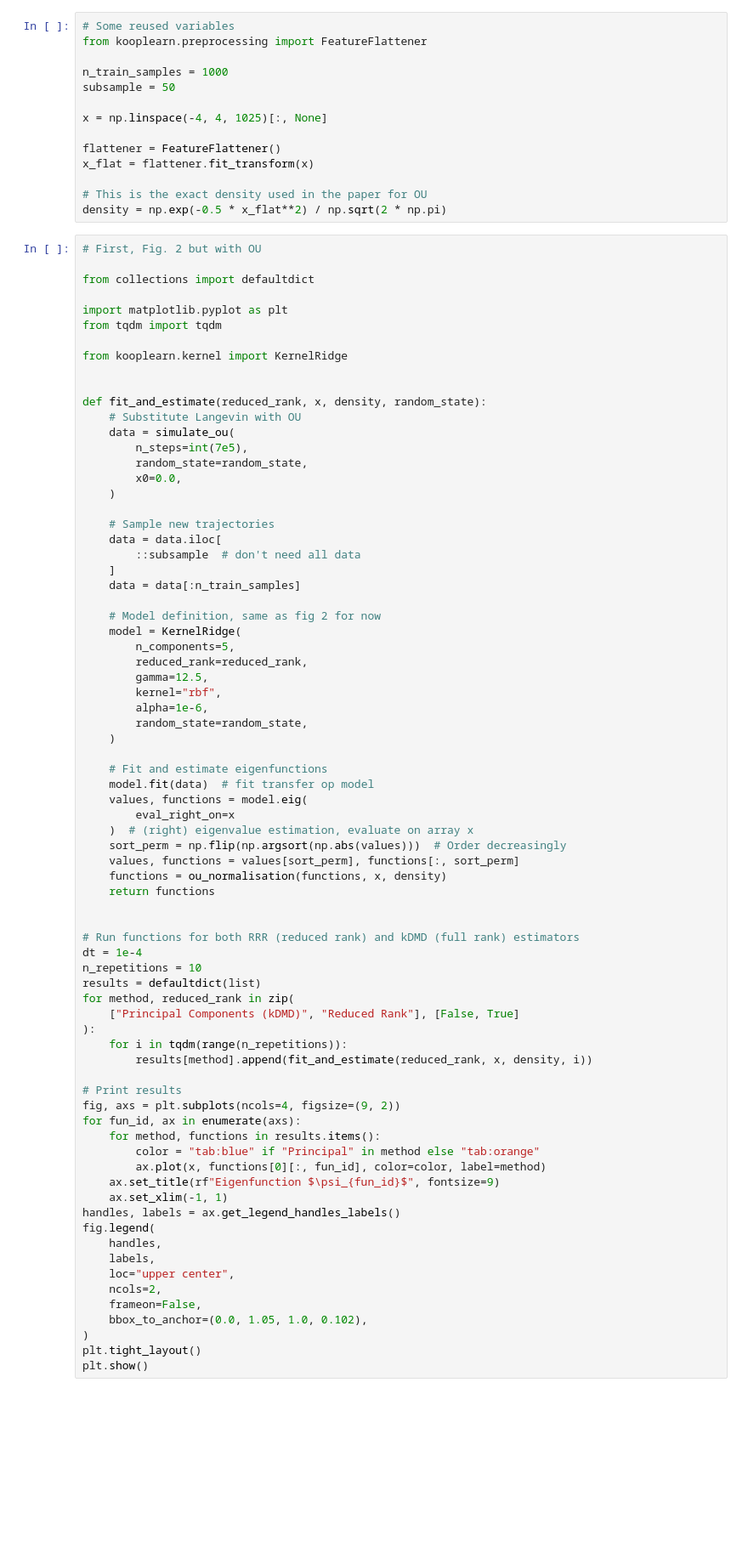
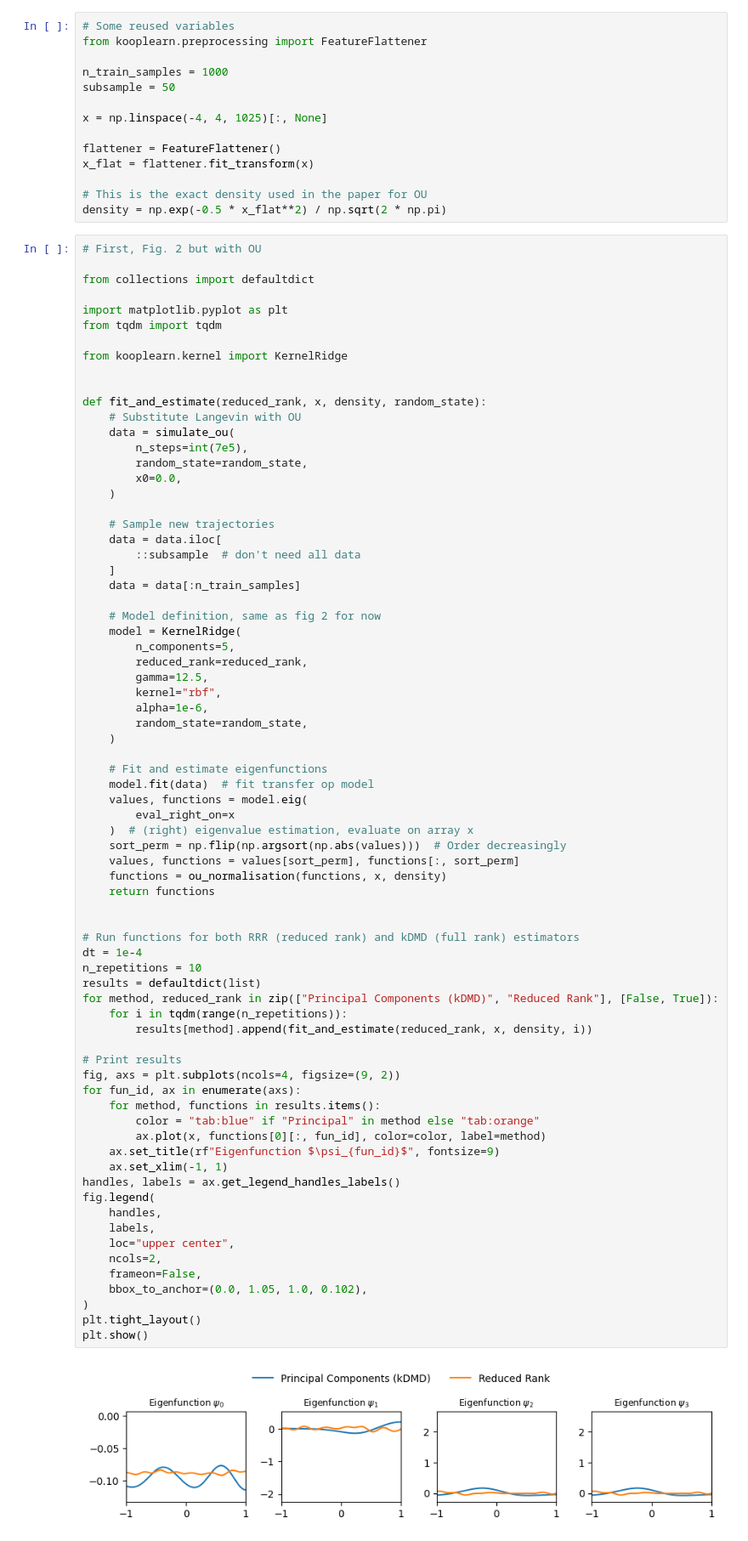
Before and after one commit to stephaniejat/kooplearn, a Jupyter notebook: examples/ou.ipynb, the cells around one changed output. Shown at 85% size. Cells and saved outputs as stored; diff of their text form; blank space fills up the shorter version.

```diff
--- a/examples/ou.ipynb
+++ b/examples/ou.ipynb
@@ -86,36 +92,36 @@ def fit_and_estimate(reduced_rank, x, density, random_state):
     functions = ou_normalisation(functions, x, density)
     return functions
 
 
 # Run functions for both RRR (reduced rank) and kDMD (full rank) estimators
 dt = 1e-4
 n_repetitions = 10
 results = defaultdict(list)
-for method, reduced_rank in zip(
-    ["Principal Components (kDMD)", "Reduced Rank"], [False, True]
-):
+for method, reduced_rank in zip(["Principal Components (kDMD)", "Reduced Rank"], [False, True]):
     for i in tqdm(range(n_repetitions)):
         results[method].append(fit_and_estimate(reduced_rank, x, density, i))
 
 # Print results
 fig, axs = plt.subplots(ncols=4, figsize=(9, 2))
 for fun_id, ax in enumerate(axs):
     for method, functions in results.items():
         color = "tab:blue" if "Principal" in method else "tab:orange"
         ax.plot(x, functions[0][:, fun_id], color=color, label=method)
     ax.set_title(rf"Eigenfunction $\psi_{fun_id}$", fontsize=9)
     ax.set_xlim(-1, 1)
 handles, labels = ax.get_legend_handles_labels()
 fig.legend(
     handles,
     labels,
     loc="upper center",
     ncols=2,
     frameon=False,
     bbox_to_anchor=(0.0, 1.05, 1.0, 0.102),
 )
 plt.tight_layout()
 plt.show()
+# %% [output]
+[figure, added]
 # %% [markdown]
 ## Figure 1 reproduction
 ### Kernel family
```
Also changed, not shown: parts of 2 cells of this notebook.
